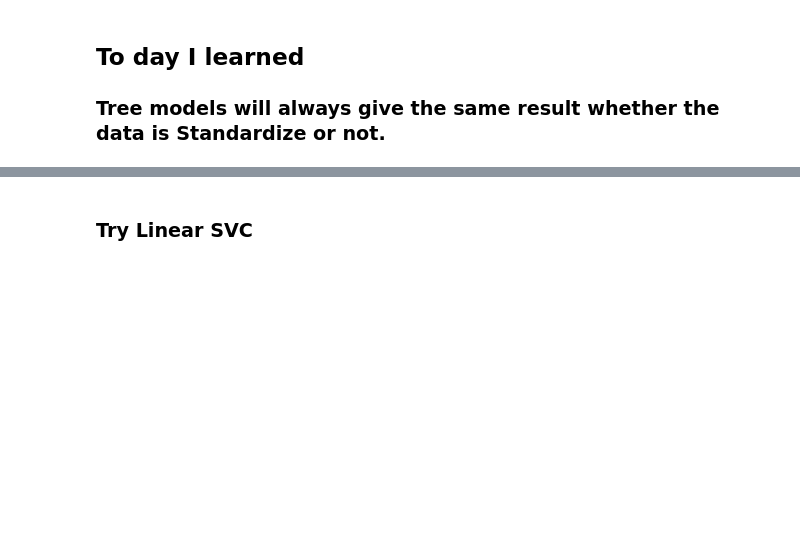
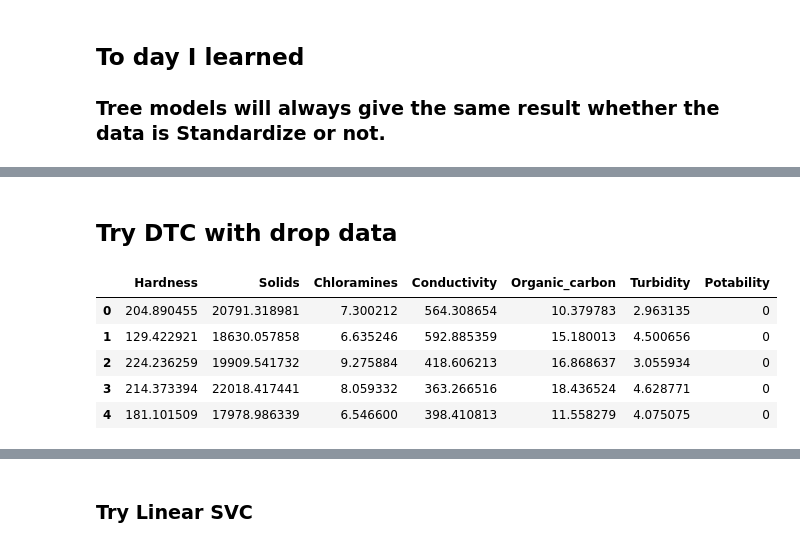
Before and after one commit to Ekosetiawan993/kaggle_water_classification, a Jupyter notebook: water-classfication-2.ipynb, the cells around one changed output, grey strips where cells are left out. Saved outputs shown, nothing was run; the diff lists cells and outputs as text; code cells hidden in the pictures; blank space fills up the shorter version.

```diff
--- a/water-classfication-2.ipynb
+++ b/water-classfication-2.ipynb
@@ -209,0 +224,13 @@ sns.heatmap(df_cm, cmap="Blues", annot=True, fmt='g')
+# %% [markdown]
+## Try DTC with drop data
+# %%
+data_drop_col = data.dropna(axis=1)
+# %%
+data_drop_col.head()
+# %% [output]
+|  | Hardness | Solids | Chloramines | Conductivity | Organic_carbon | Turbidity | Potability |
+| 0 | 204.890455 | 20791.318981 | 7.300212 | 564.308654 | 10.379783 | 2.963135 | 0 |
+| 1 | 129.422921 | 18630.057858 | 6.635246 | 592.885359 | 15.180013 | 4.500656 | 0 |
+| 2 | 224.236259 | 19909.541732 | 9.275884 | 418.606213 | 16.868637 | 3.055934 | 0 |
+| 3 | 214.373394 | 22018.417441 | 8.059332 | 363.266516 | 18.436524 | 4.628771 | 0 |
+| 4 | 181.101509 | 17978.986339 | 6.546600 | 398.410813 | 11.558279 | 4.075075 | 0 |
```
Also changed, not shown: parts of 12 cells of this notebook.
